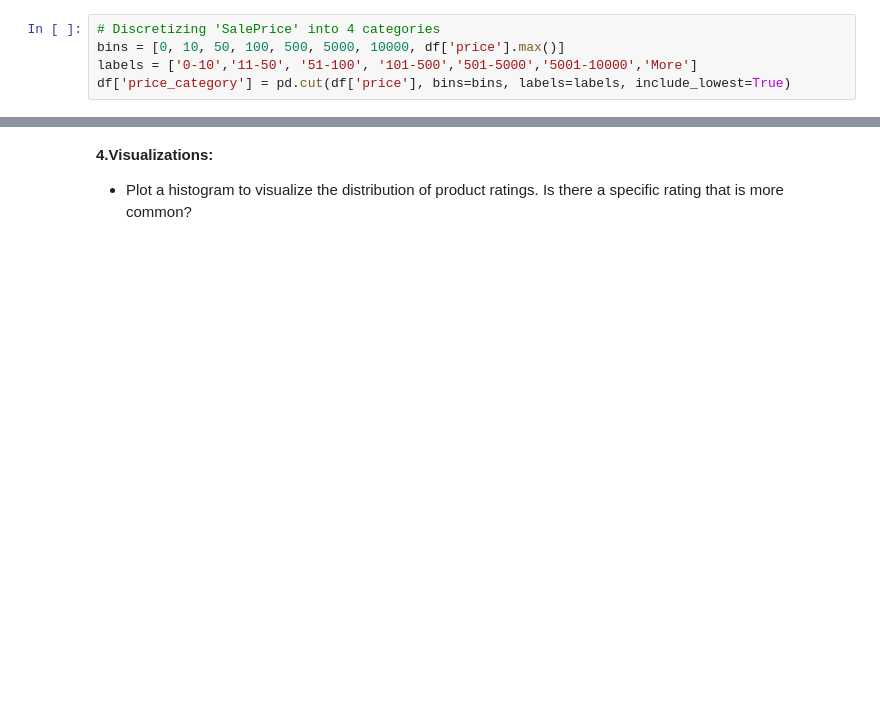
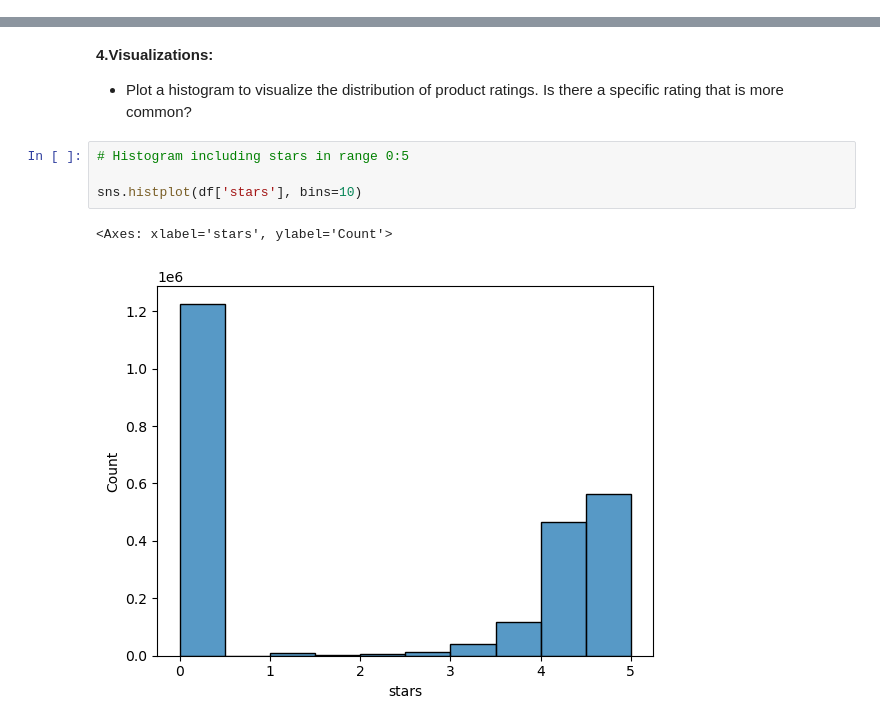
Before and after one commit to Beata2307/lab-eda-univariate, a Jupyter notebook: lab_EDA_univariate.ipynb, the cells around one changed output, grey strips where cells are left out. Saved outputs shown, nothing was run; the diff lists cells and outputs as text; blank space fills up the shorter version.

```diff
--- a/lab_EDA_univariate.ipynb
+++ b/lab_EDA_univariate.ipynb
@@ -211,8 +212,3 @@ sns.boxplot(data = df['price'], color="lightblue", orient='h')
 # %% [output]
 <Axes: >
 [figure]
-# %%
-# Discretizing 'SalePrice' into 4 categories
-bins = [0, 10, 50, 100, 500, 5000, 10000, df['price'].max()]
-labels = ['0-10','11-50', '51-100', '101-500','501-5000','5001-10000','More']
-df['price_category'] = pd.cut(df['price'], bins=bins, labels=labels, include_lowest=True)
@@ -302,3 +294,10 @@ Kurtosis:
 # %% [markdown]
 **4.Visualizations:**
  - Plot a histogram to visualize the distribution of product ratings. Is there a specific rating that is more common?
+# %%
+# Histogram including stars in range 0:5
+
+sns.histplot(df['stars'], bins=10)
+# %% [output]
+<Axes: xlabel='stars', ylabel='Count'>
+[figure, added]
```
Also changed, not shown: parts of 19 cells of this notebook.
